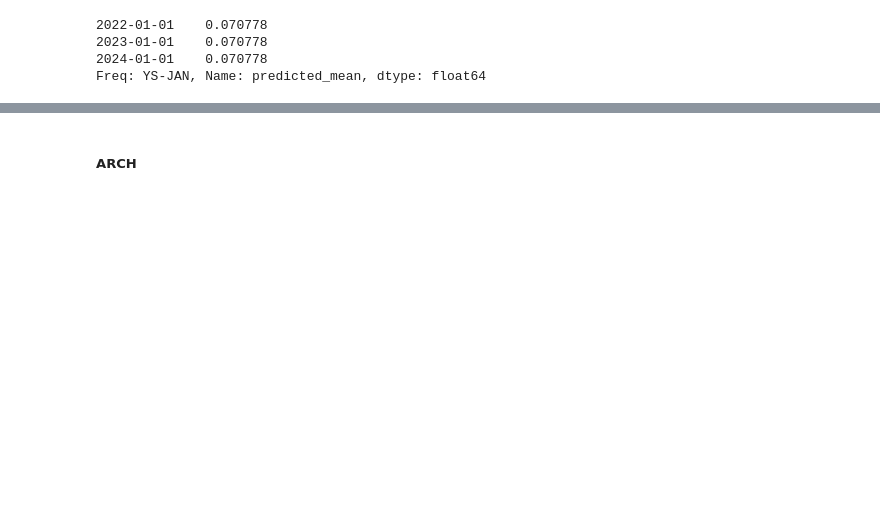
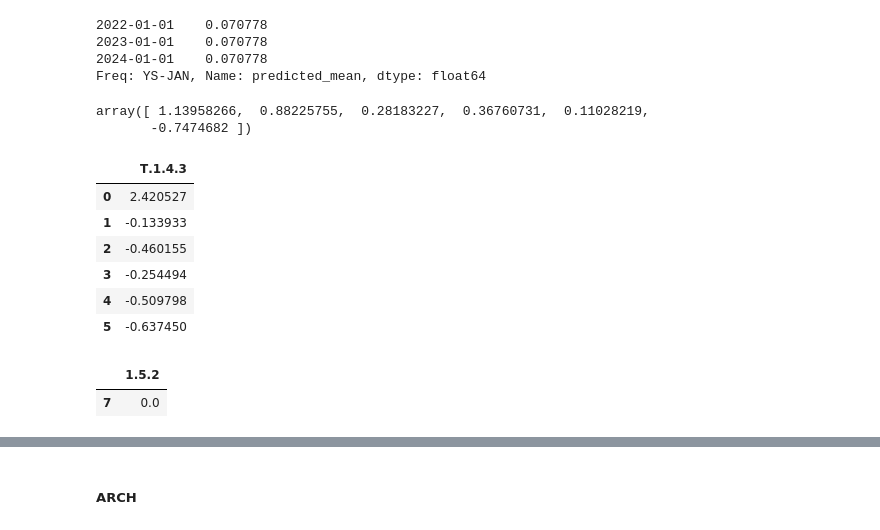
Before and after one commit to dripowner/SDG, a Jupyter notebook: main.ipynb, the cells around one changed output, grey strips where cells are left out. Cells and saved outputs as stored; diff of their text form; code cells hidden in the pictures; blank space fills up the shorter version.

```diff
--- a/main.ipynb
+++ b/main.ipynb
@@ -354,0 +353,15 @@ Freq: YS-JAN, Name: predicted_mean, dtype: float64
+# %%
+np.array(scaled_df_ro.T['1.2.2'][:-1])
+# %% [output]
+array([ 1.13958266,  0.88225755,  0.28183227,  0.36760731,  0.11028219,
+       -0.7474682 ])
+# %%
+scaled_df_ro.T['Т.1.4.3'][:-1].reset_index().drop("index", axis=1)
+# %% [output]
+|  | Т.1.4.3 |
+| 0 | 2.420527 |
+| 1 | -0.133933 |
+| 2 | -0.460155 |
+| 3 | -0.254494 |
+| 4 | -0.509798 |
+| 5 | -0.637450 |
@@ -354,0 +370,5 @@ Freq: YS-JAN, Name: predicted_mean, dtype: float64
+# %%
+pred
+# %% [output]
+|  | 1.5.2 |
+| 7 | 0.0 |
```
Also changed, not shown: parts of 15 cells of this notebook, 7 other files.
